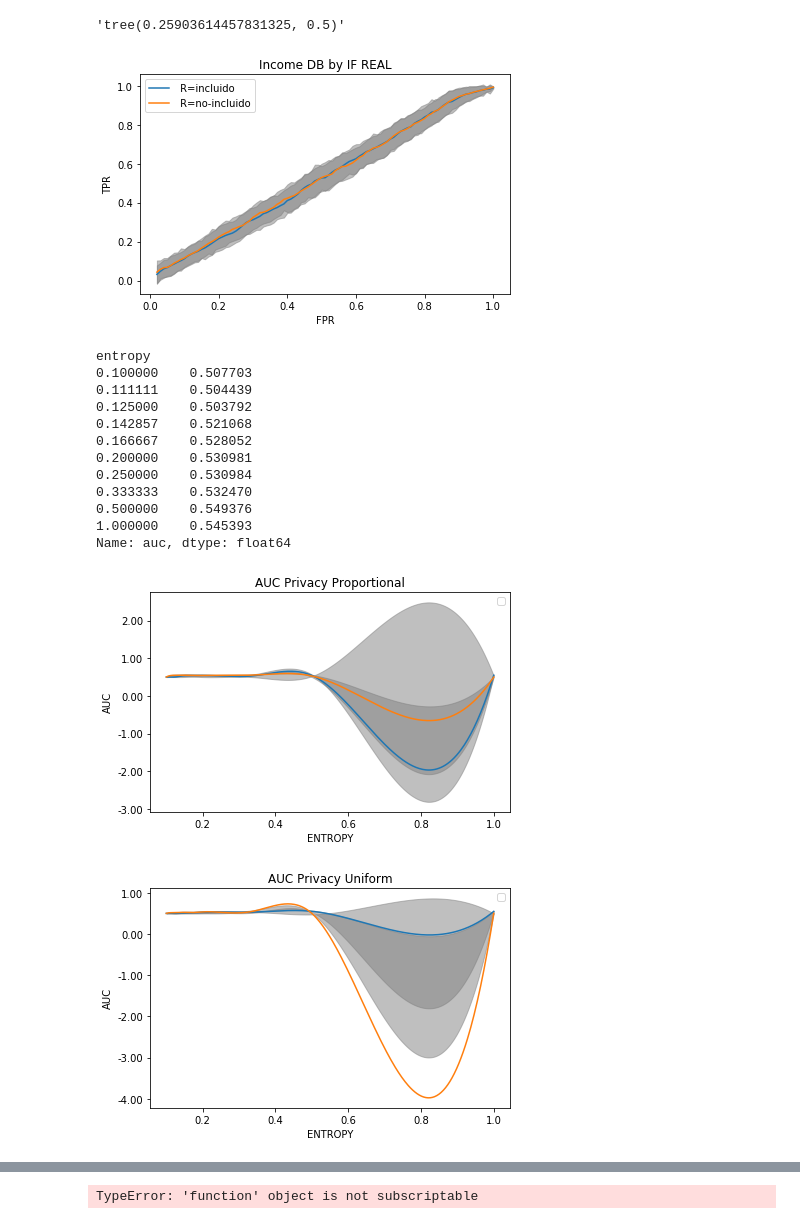
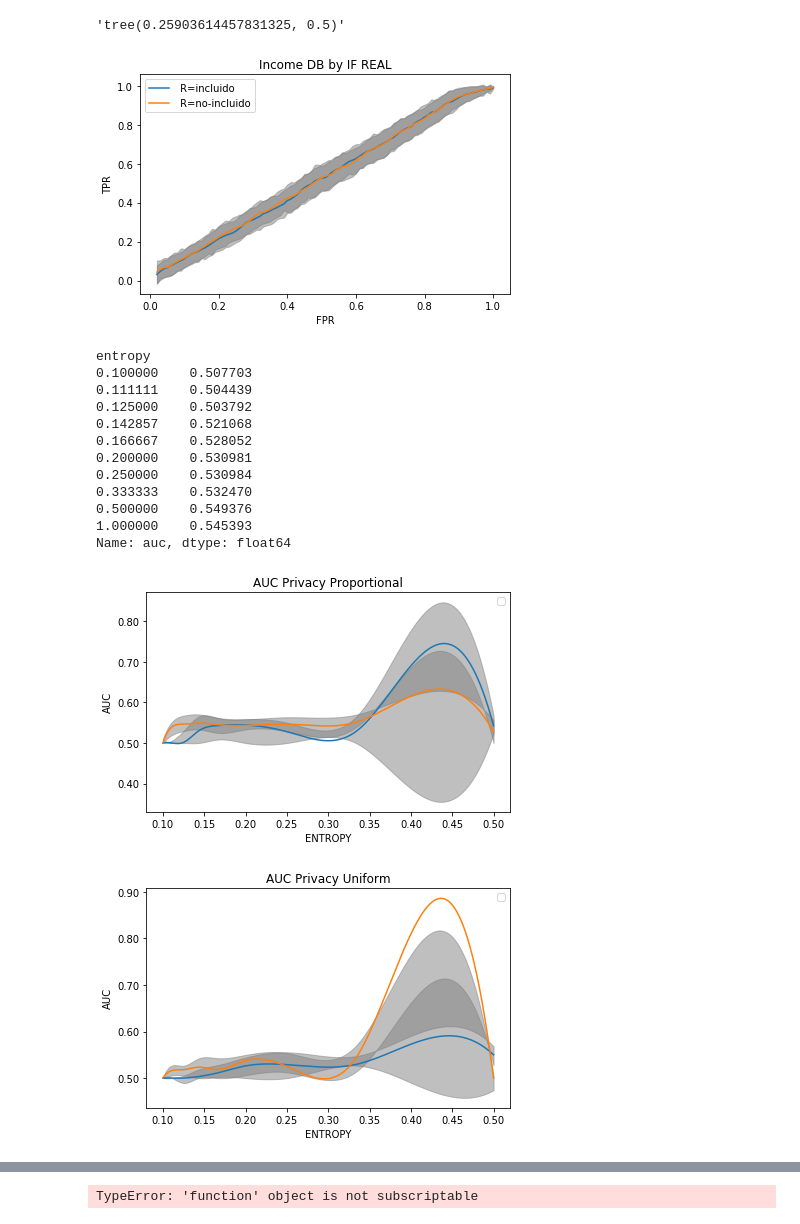
Before and after one commit to jwzinser/Tesis, a Jupyter notebook: parallel/fffff.ipynb, the cells around one changed output, grey strips where cells are left out. Cells and saved outputs as stored; diff of their text form; code cells hidden in the pictures.

```diff
--- a/parallel/fffff.ipynb
+++ b/parallel/fffff.ipynb
@@ -75,34 +75,34 @@ ds_name="income_pca"
 
 #supervised_results = pd.concat([pn.read_csv("model_scores_roc_census06_mbe.csv"), pd.read_csv("model_scores_roc_census611_mbe.csv")])
 supervised_results = pd.read_csv("model_scores_roc_"+ds_name+"20190410.csv")
 rocs_by_case(supervised_results, {},{"real":["t","f"]}, savefig=True, title="by IF REAL", save_name=ds_name+"_roc_privacy_grouped_tmf",language="spanish")
 #rocs_by_case(supervised_results, {"real":"m"},{"privacy":[1,2,3,4,5,7,9]}, savefig=True, title="by IF REAL", save_name=ds_name+"_roc_privacy_grouped_tmf",language="spanish")
 
 print(supervised_results[supervised_results.real=="t"].groupby("entropy")["auc"].agg(lambda x:np.average(x)))
 
 
-intersect = plot_intervals_smooth_info(supervised_results, "entropy","auc", {"uniform":[0], "uniform2":[0]},
+intersect = plot_intervals_smooth_info(supervised_results[supervised_results.entropy<1], "entropy","auc", {"uniform":[0], "uniform2":[0]},
                {"real":["t", "f"]}, savefig=True,
                title="AUC Privacy Proportional", save_name=ds_name+"_auc_real_proportional")
 intersection_pnt = [intersect[0][0][i]  for i in range(len(intersect[0][0])) if (abs(intersect[0][1][i]-intersect[1][1][i]) < .005)]
 
-intersect = plot_intervals_smooth_info(supervised_results, "entropy","auc", {"uniform":[1], "uniform2":[1]},
+intersect = plot_intervals_smooth_info(supervised_results[supervised_results.entropy<1], "entropy","auc", {"uniform":[1], "uniform2":[1]},
                {"real":["t", "f"]}, savefig=True,
                title="AUC Privacy Uniform", save_name=ds_name+"_auc_real_uniform")
 intersection_pnt = [intersect[0][0][i]  for i in range(len(intersect[0][0])) if (abs(intersect[0][1][i]-intersect[1][1][i]) < .005)]
 # %% [output]
 [figure]
 entropy
 0.100000    0.507703
 0.111111    0.504439
 0.125000    0.503792
 0.142857    0.521068
 0.166667    0.528052
 0.200000    0.530981
 0.250000    0.530984
 0.333333    0.532470
 0.500000    0.549376
 1.000000    0.545393
 Name: auc, dtype: float64
-[figure, old version]
+[figure, new version]
-[figure, old version]
+[figure, new version]
```
Also changed, not shown: parts of 2 cells of this notebook.
